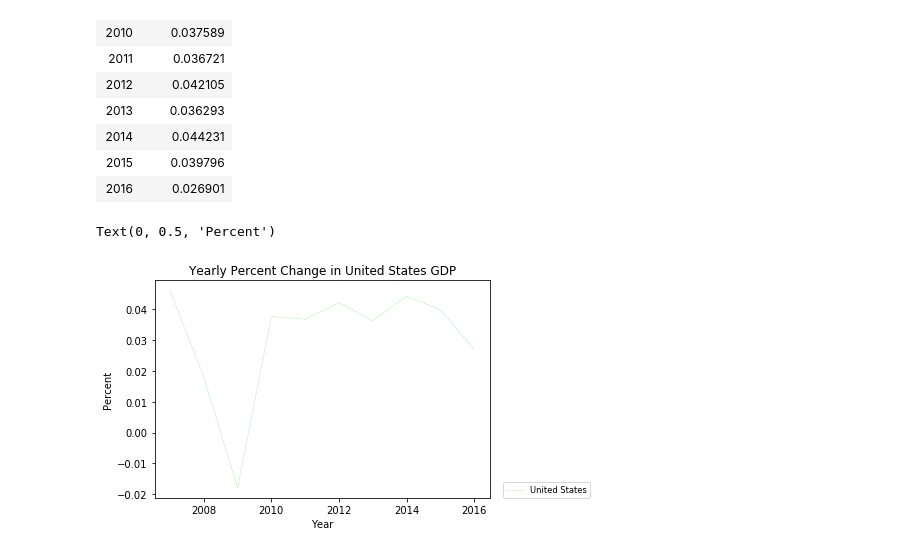
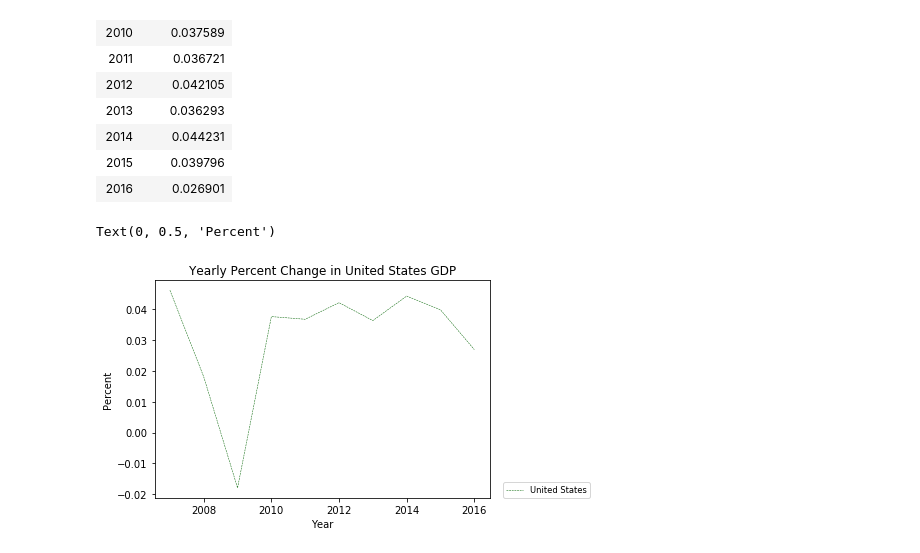
Before and after one commit to cmboone2005/Project1, a Jupyter notebook: DataSets/gdp_comparison.ipynb, the cells around one changed output. Saved outputs shown, nothing was run; the diff lists cells and outputs as text; code cells hidden in the pictures.

```diff
--- a/DataSets/gdp_comparison.ipynb
+++ b/DataSets/gdp_comparison.ipynb
@@ -290,12 +290,12 @@ usa_gdp
 # %%
 x_axis = usa_gdp.index
 y_axis = usa_gdp['United States']
-colors='lightgreen'
+colors='darkgreen'
 plt.errorbar(x_axis, y_axis, color=colors,linestyle="dashed", linewidth=0.50, label="United States")
 plt.legend(loc=(1.04,0), fontsize="small",fancybox=True)
 plt.title("Yearly Percent Change in United States GDP")
 plt.xlabel("Year")
 plt.ylabel("Percent")
 # %% [output]
 Text(0, 0.5, 'Percent')
-[figure, old version]
+[figure, new version]
```
Also changed, not shown: parts of 3 cells of this notebook.
